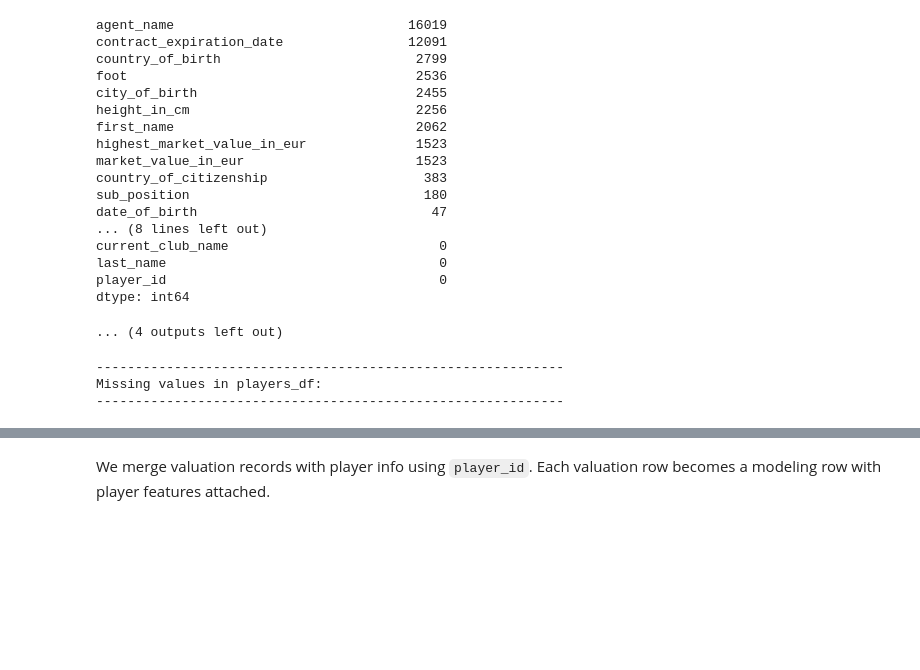
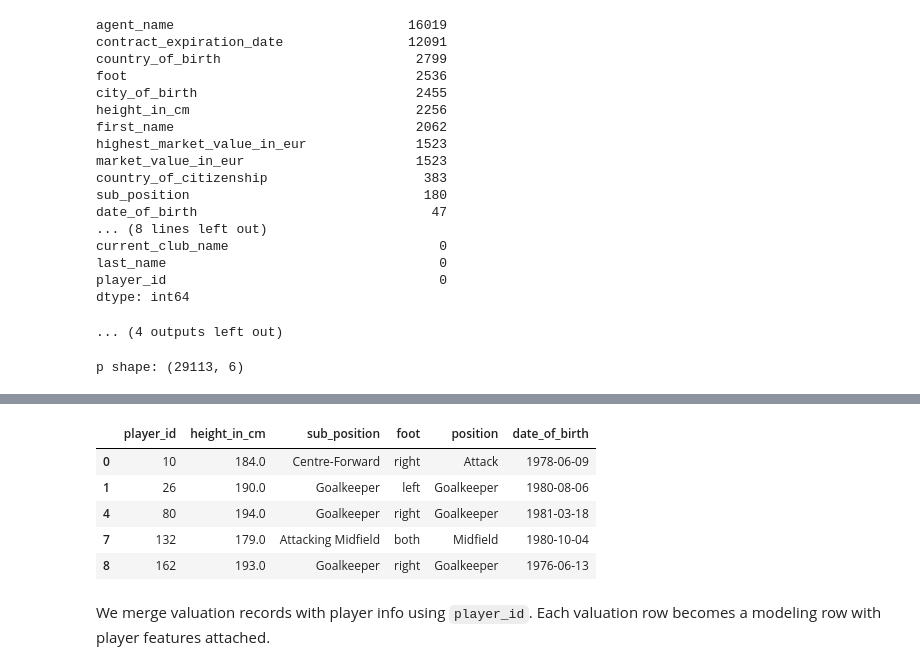
Before and after one commit to ChristianVaikona/comp352-final-project, a Jupyter notebook: Footballer_Market_Evaluation_Final_Submission.ipynb, the cells around one changed output, grey strips where cells are left out. Drawn from its saved outputs; the diff is of its cells as text; code cells hidden in the pictures; blank space fills up the shorter version.

```diff
--- a/Footballer_Market_Evaluation_Final_Submission.ipynb
+++ b/Footballer_Market_Evaluation_Final_Submission.ipynb
@@ -340,33 +340,61 @@ dtype: int64
 p = players_df.copy()
 
 # Drop where target variable isn't available
-p = p.dropna(subset=["highest_market_value_in_eur"]) # Also ends up dropping for "market_value_in_eur"
+p = p.dropna(subset=["highest_market_value_in_eur"]) # Also ends up clearing nulls in "market_value_in_eur"
+
+# Birth date required for age feature
+p = p.dropna(subset=["date_of_birth"])
 
 # Parse birth date
 p["date_of_birth"] = pd.to_datetime(p["date_of_birth"], errors="coerce")
 
-# Keep only safe player-level features (no leakage)
-keep_player_cols = [
-    "player_id",
-    "date_of_birth",
-    "position",
-    "sub_position",
-    "foot",
-    "height_in_cm"
-]
-p = p[keep_player_cols].copy()
+# Drop to make right vs left foot correlation feature or impute for general use?
+p = p.dropna(subset=["foot"])
+# or
+# p["foot"] = p["foot"].fillna("Missing")
 
 # Handle missing categoricals
-p["position"] = p["position"].fillna("Missing")
 p["sub_position"] = p["sub_position"].fillna("Missing")
-p["foot"] = p["foot"].fillna("Missing")
 
-# Numeric height + impute
+# # Numeric height + impute
 p["height_in_cm"] = pd.to_numeric(p["height_in_cm"], errors="coerce")
 p["height_in_cm"] = p["height_in_cm"].fillna(p["height_in_cm"].median())
 
-# Birth date required for age feature
-p = p.dropna(subset=["date_of_birth"])
+# Keep only safe player-level features (no bias/leakage)
+"""
+Dropping The Following:
+
+[Cannot Impute]
+agent_name
+contract_expiration_date
+first_name
+country_of_birth
+city_of_birth
+country_of_citizenship
+
+[Bias]
+market_value_in_eur
+current_club_domestic_competition_id
+url
+image_url
+player_code
+last_season
+name
+last_name
+highest_market_value_in_eur
+
+[Potentially Bring Back For Feature]
+current_club_name OR current_club_id - frequency of players at a club correlation to value
+"""
+keep_player_cols = [
+    "player_id",
+    "height_in_cm",
+    "sub_position",
+    "foot",
+    "position",
+    "date_of_birth"
+]
+p = p[keep_player_cols].copy()
 
 print("p shape:", p.shape)
 p.head()
@@ -377,6 +405,4 @@ p.head()
 # print("-"*60)
 # display(p.isna().sum().sort_values(ascending=False).head(len(p)))
 # %% [output]
-------------------------------------------------------------
-Missing values in players_df:
-------------------------------------------------------------
+p shape: (29113, 6)
@@ -400,3 +409,9 @@ dtype: int64
+|  | player_id | height_in_cm | sub_position | foot | position | date_of_birth |
+| 0 | 10 | 184.0 | Centre-Forward | right | Attack | 1978-06-09 |
+| 1 | 26 | 190.0 | Goalkeeper | left | Goalkeeper | 1980-08-06 |
+| 4 | 80 | 194.0 | Goalkeeper | right | Goalkeeper | 1981-03-18 |
+| 7 | 132 | 179.0 | Attacking Midfield | both | Midfield | 1980-10-04 |
+| 8 | 162 | 193.0 | Goalkeeper | right | Goalkeeper | 1976-06-13 |
 # %%
 # Clean appearances data
 app = appearances_df.copy()
```
Also changed, not shown: parts of 1 cell of this notebook.
